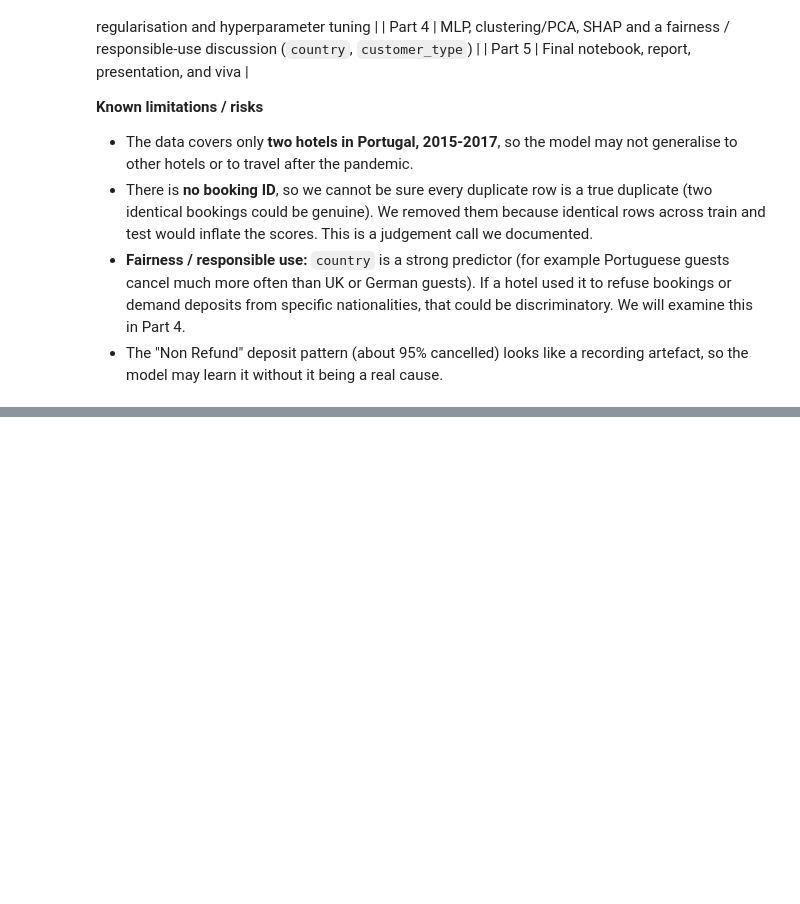
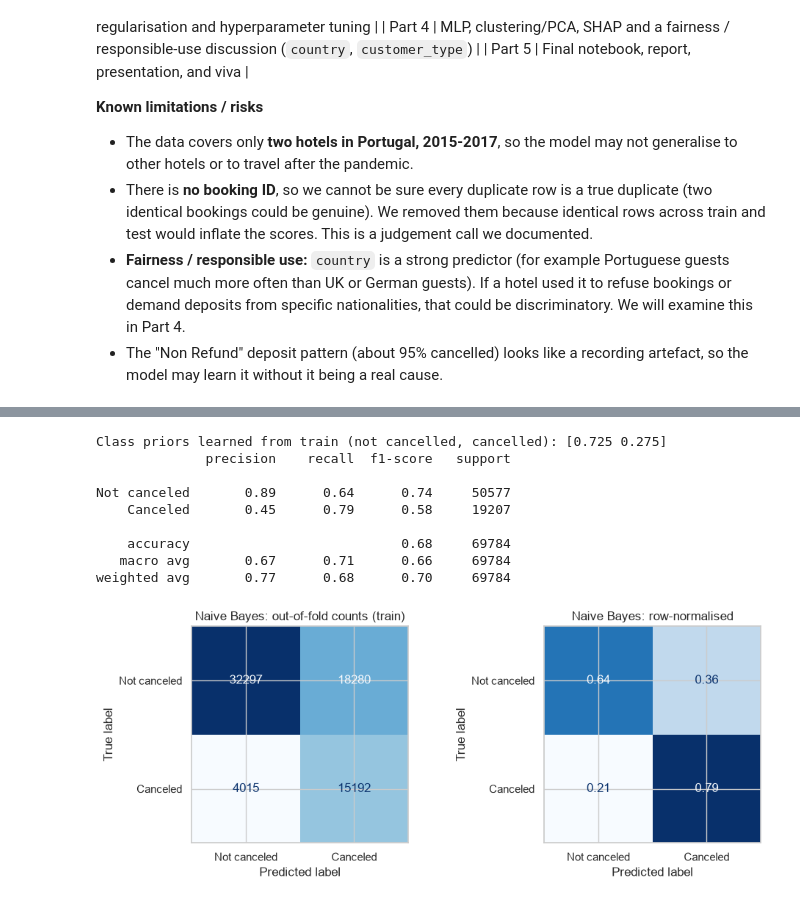
Before and after one commit to AbdullahDev-git/hotel-booking-cancellation-prediction, a Jupyter notebook: Notebook.ipynb, the cells around one changed output, grey strips where cells are left out. Drawn from its saved outputs; the diff is of its cells as text; code cells hidden in the pictures; blank space fills up the shorter version.

```diff
--- a/Notebook.ipynb
+++ b/Notebook.ipynb
@@ -671,0 +790,31 @@ Test ROC-AUC: 0.864
+# %%
+# Chosen Naive Bayes model (hyper-parameters picked by CV on the TRAINING set only)
+nb_best = make_nb_pipe(var_smoothing=best_vs, priors=None if best_prior == "default priors" else [0.5, 0.5])
+nb_best.fit(X_train, y_train)
+
+nb_gnb = nb_best.named_steps["model"]
+print("Class priors learned from train (not cancelled, cancelled):", nb_gnb.class_prior_.round(3))
+
+# Out-of-fold predictions on the TRAIN set -> confusion matrix without touching the test set
+oof_pred = cross_val_predict(make_nb_pipe(best_vs, None if best_prior == "default priors" else [0.5, 0.5]),
+                             X_train, y_train, cv=cv)
+print(classification_report(y_train, oof_pred, target_names=["Not canceled", "Canceled"]))
+
+fig, ax = plt.subplots(1, 2, figsize=(10, 4))
+ConfusionMatrixDisplay.from_predictions(y_train, oof_pred, display_labels=["Not canceled", "Canceled"], cmap="Blues", ax=ax[0], colorbar=False)
+ax[0].set_title("Naive Bayes: out-of-fold counts (train)")
+ConfusionMatrixDisplay.from_predictions(y_train, oof_pred, display_labels=["Not canceled", "Canceled"], normalize="true",
+                                        values_format=".2f", cmap="Blues", ax=ax[1], colorbar=False)
+ax[1].set_title("Naive Bayes: row-normalised")
+plt.tight_layout(); plt.show()
+# %% [output]
+Class priors learned from train (not cancelled, cancelled): [0.725 0.275]
+              precision    recall  f1-score   support
+
+Not canceled       0.89      0.64      0.74     50577
+    Canceled       0.45      0.79      0.58     19207
+
+    accuracy                           0.68     69784
+   macro avg       0.67      0.71      0.66     69784
+weighted avg       0.77      0.68      0.70     69784
+[figure, added]
```
Also changed, not shown: parts of 39 cells of this notebook, 4 other files.
